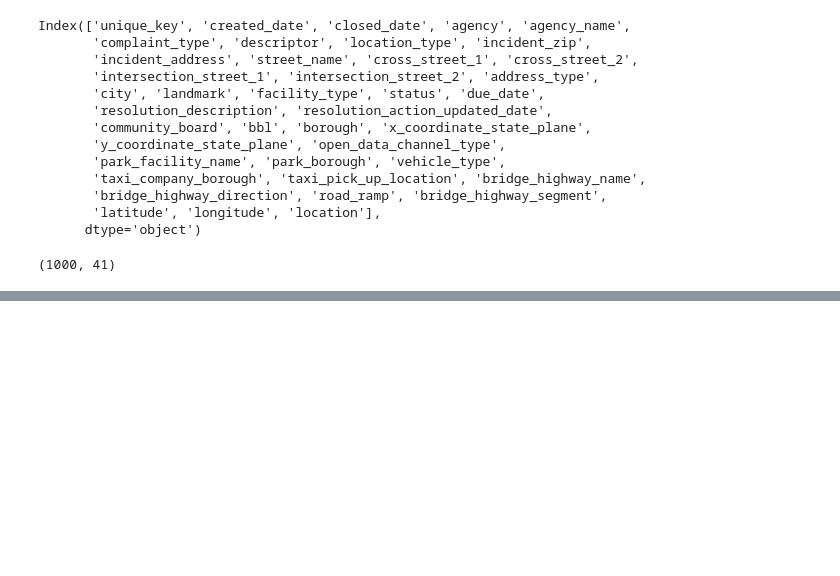
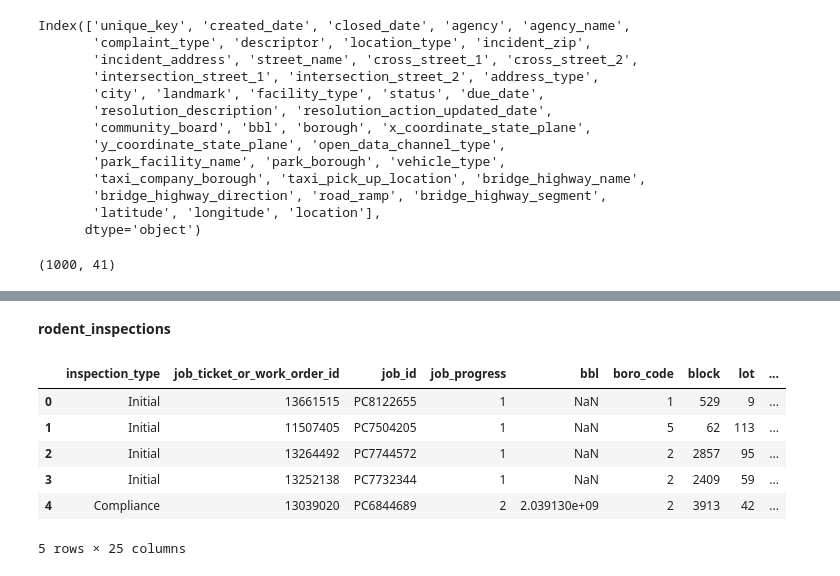
Before and after one commit to jenerenberg/Group3-Rats, a Jupyter notebook: notebooks/Group_3_Practice_Document_V1.ipynb, the cells around one changed output, grey strips where cells are left out. Saved outputs shown, nothing was run; the diff lists cells and outputs as text; code cells hidden in the pictures; blank space fills up the shorter version.

```diff
--- a/notebooks/Group_3_Practice_Document_V1.ipynb
+++ b/notebooks/Group_3_Practice_Document_V1.ipynb
@@ -143,0 +180,12 @@ inspections.shape
+# %% [markdown]
+**rodent_inspections**
+# %%
+rodent_inspections.head()
+# %% [output]
+|  | inspection_type | job_ticket_or_work_order_id | job_id | job_progress | bbl | boro_code | block | lot | ... |
+| 0 | Initial | 13661515 | PC8122655 | 1 | NaN | 1 | 529 | 9 | ... |
+| 1 | Initial | 11507405 | PC7504205 | 1 | NaN | 5 | 62 | 113 | ... |
+| 2 | Initial | 13264492 | PC7744572 | 1 | NaN | 2 | 2857 | 95 | ... |
+| 3 | Initial | 13252138 | PC7732344 | 1 | NaN | 2 | 2409 | 59 | ... |
+| 4 | Compliance | 13039020 | PC6844689 | 2 | 2.039130e+09 | 2 | 3913 | 42 | ... |
+5 rows × 25 columns
```
Also changed, not shown: parts of 36 cells of this notebook.
